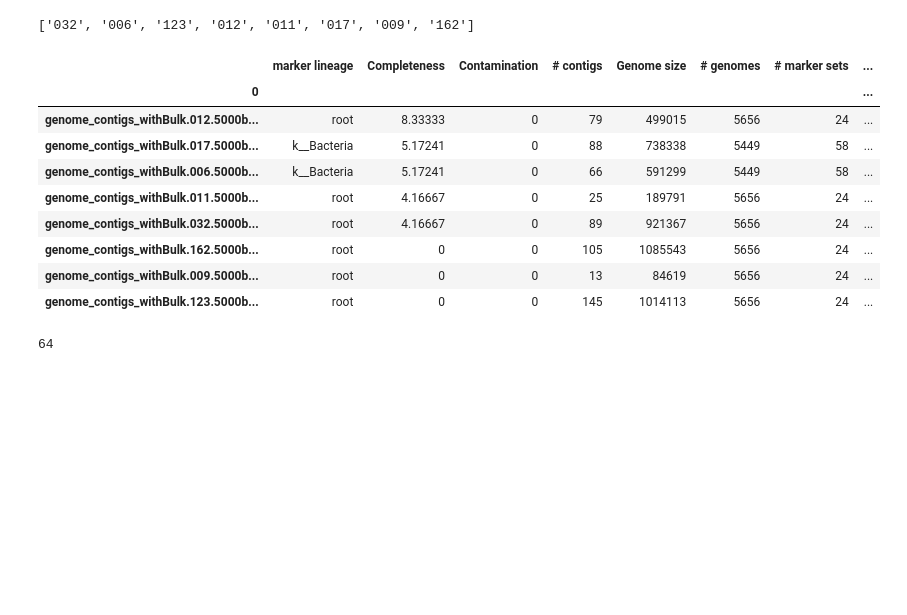
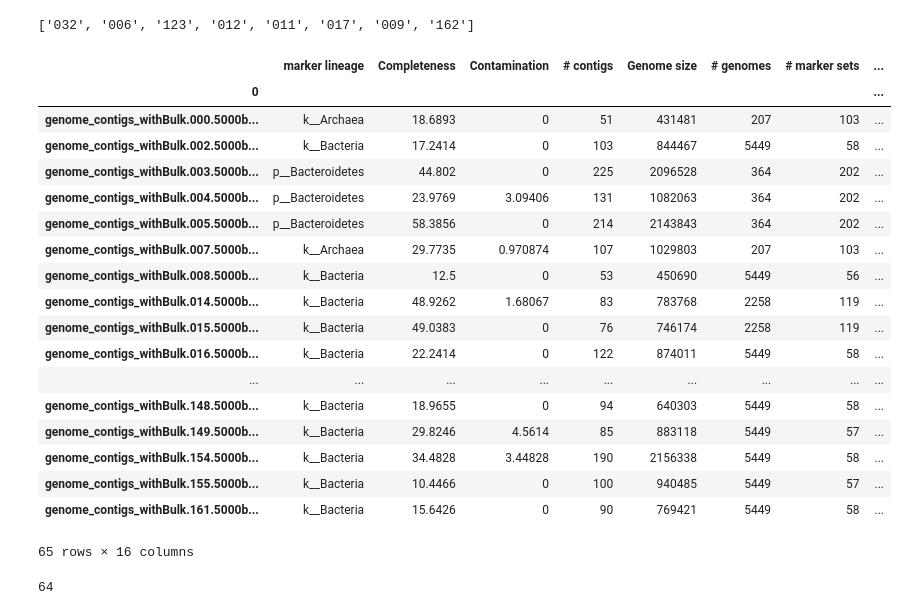
Before and after one commit to BojkArth/minimeta_notebooks, a Jupyter notebook: 201901_postReassemblyPruning.ipynb, the cells around one changed output. Saved outputs shown, nothing was run; the diff lists cells and outputs as text; code cells hidden in the pictures; blank space fills up the shorter version.

```diff
--- a/201901_postReassemblyPruning.ipynb
+++ b/201901_postReassemblyPruning.ipynb
@@ -256,19 +298,28 @@ missing
 # %% [output]
 ['032', '006', '123', '012', '011', '017', '009', '162']
 # %%
-indices = ['genome_contigs_withBulk.'+f+'.5000bp_filter' for f in missing]
-FBcheckm_reassembled[FBcheckm_reassembled.index.isin(indices)]
+#indices = ['genome_contigs_withBulk.'+f+'.5000bp_filter' for f in missing]
+FBcheckm_reassembled[FBcheckm_reassembled.index.isin(indices_oklist)].sort_index()
 # %% [output]
 |  | marker lineage | Completeness | Contamination | # contigs | Genome size | # genomes | # marker sets | ... |
 | 0 |  |  |  |  |  |  |  | ... |
-| genome_contigs_withBulk.012.5000b... | root | 8.33333 | 0 | 79 | 499015 | 5656 | 24 | ... |
-| genome_contigs_withBulk.017.5000b... | k__Bacteria | 5.17241 | 0 | 88 | 738338 | 5449 | 58 | ... |
-| genome_contigs_withBulk.006.5000b... | k__Bacteria | 5.17241 | 0 | 66 | 591299 | 5449 | 58 | ... |
-| genome_contigs_withBulk.011.5000b... | root | 4.16667 | 0 | 25 | 189791 | 5656 | 24 | ... |
-| genome_contigs_withBulk.032.5000b... | root | 4.16667 | 0 | 89 | 921367 | 5656 | 24 | ... |
-| genome_contigs_withBulk.162.5000b... | root | 0 | 0 | 105 | 1085543 | 5656 | 24 | ... |
-| genome_contigs_withBulk.009.5000b... | root | 0 | 0 | 13 | 84619 | 5656 | 24 | ... |
-| genome_contigs_withBulk.123.5000b... | root | 0 | 0 | 145 | 1014113 | 5656 | 24 | ... |
+| genome_contigs_withBulk.000.5000b... | k__Archaea | 18.6893 | 0 | 51 | 431481 | 207 | 103 | ... |
+| genome_contigs_withBulk.002.5000b... | k__Bacteria | 17.2414 | 0 | 103 | 844467 | 5449 | 58 | ... |
+| genome_contigs_withBulk.003.5000b... | p__Bacteroidetes | 44.802 | 0 | 225 | 2096528 | 364 | 202 | ... |
+| genome_contigs_withBulk.004.5000b... | p__Bacteroidetes | 23.9769 | 3.09406 | 131 | 1082063 | 364 | 202 | ... |
+| genome_contigs_withBulk.005.5000b... | p__Bacteroidetes | 58.3856 | 0 | 214 | 2143843 | 364 | 202 | ... |
+| genome_contigs_withBulk.007.5000b... | k__Archaea | 29.7735 | 0.970874 | 107 | 1029803 | 207 | 103 | ... |
+| genome_contigs_withBulk.008.5000b... | k__Bacteria | 12.5 | 0 | 53 | 450690 | 5449 | 56 | ... |
+| genome_contigs_withBulk.014.5000b... | k__Bacteria | 48.9262 | 1.68067 | 83 | 783768 | 2258 | 119 | ... |
+| genome_contigs_withBulk.015.5000b... | k__Bacteria | 49.0383 | 0 | 76 | 746174 | 2258 | 119 | ... |
+| genome_contigs_withBulk.016.5000b... | k__Bacteria | 22.2414 | 0 | 122 | 874011 | 5449 | 58 | ... |
+| ... | ... | ... | ... | ... | ... | ... | ... | ... |
+| genome_contigs_withBulk.148.5000b... | k__Bacteria | 18.9655 | 0 | 94 | 640303 | 5449 | 58 | ... |
+| genome_contigs_withBulk.149.5000b... | k__Bacteria | 29.8246 | 4.5614 | 85 | 883118 | 5449 | 57 | ... |
+| genome_contigs_withBulk.154.5000b... | k__Bacteria | 34.4828 | 3.44828 | 190 | 2156338 | 5449 | 58 | ... |
+| genome_contigs_withBulk.155.5000b... | k__Bacteria | 10.4466 | 0 | 100 | 940485 | 5449 | 57 | ... |
+| genome_contigs_withBulk.161.5000b... | k__Bacteria | 15.6426 | 0 | 90 | 769421 | 5449 | 58 | ... |
+65 rows × 16 columns
 # %%
 indices_oklist = ['genome_contigs_withBulk.'+f+'.5000bp_filter' for f in oklist]
 FBcheckm_reassembled[FBcheckm_reassembled.index.isin(indices_oklist)]
```
Also changed, not shown: parts of 21 cells of this notebook, 2 other files.
